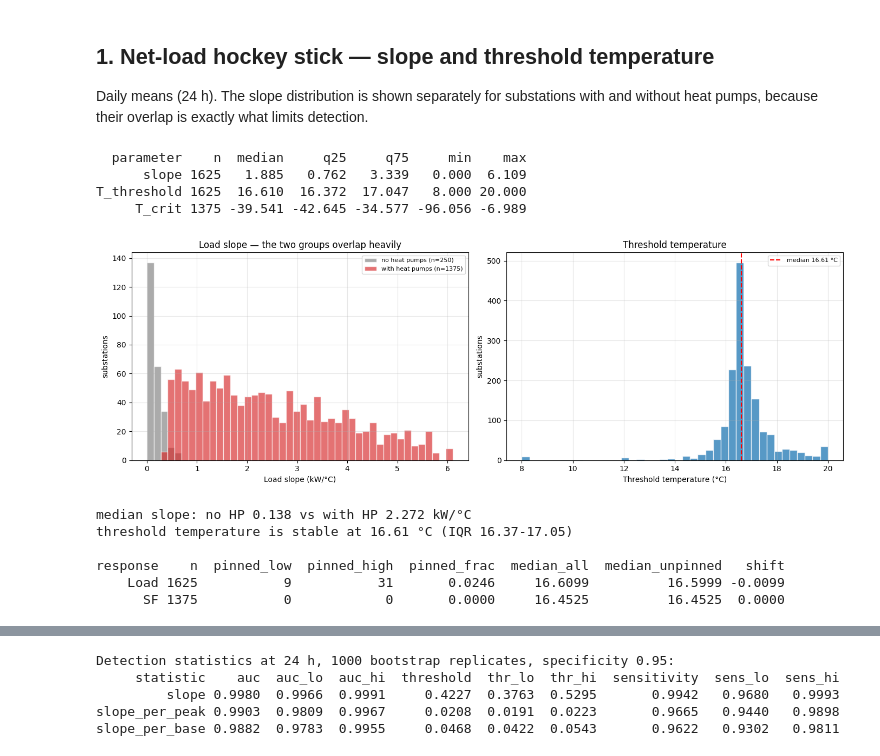
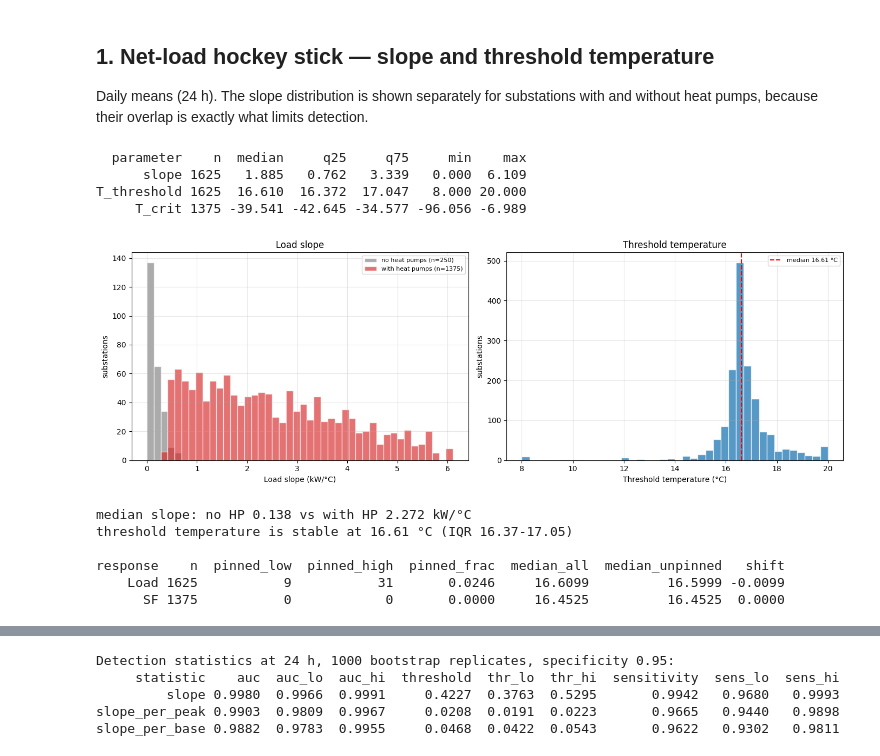
Before and after one commit to agouveia-kul/hp-sensitivity-paper, a Jupyter notebook: HeatPump_Hypotheses.ipynb, the cells around one changed output, grey strips where cells are left out. Drawn from its saved outputs; the diff is of its cells as text; code cells hidden in the pictures.

```diff
--- a/HeatPump_Hypotheses.ipynb
+++ b/HeatPump_Hypotheses.ipynb
@@ -222,35 +224,35 @@ fig, axs = plt.subplots(1, 2, figsize=(14, 4.8))
 bins = np.linspace(0, d24.slope.quantile(.99), 45)
 axs[0].hist(no_hp.slope, bins=bins, alpha=.65, label=f'no heat pumps (n={len(no_hp)})',
             color='tab:grey', edgecolor='white')
 axs[0].hist(with_hp.slope, bins=bins, alpha=.65, label=f'with heat pumps (n={len(with_hp)})',
             color='tab:red', edgecolor='white')
 axs[0].set_xlabel('Load slope (kW/°C)'); axs[0].set_ylabel('substations')
-axs[0].set_title('Load slope — the two groups overlap heavily')
+axs[0].set_title('Load slope')
 axs[0].grid(alpha=.3); axs[0].legend(fontsize=8)
 
 axs[1].hist(d24.T_threshold, bins=40, color='tab:blue', alpha=.75, edgecolor='white')
 axs[1].axvline(d24.T_threshold.median(), color='red', ls='--',
                label=f'median {d24.T_threshold.median():.2f} °C')
 axs[1].set_xlabel('Threshold temperature (°C)'); axs[1].set_ylabel('substations')
 axs[1].set_title('Threshold temperature')
 axs[1].grid(alpha=.3); axs[1].legend(fontsize=8)
 fig.tight_layout(); plt.show()
 
 print(f'median slope: no HP {no_hp.slope.median():.3f} vs with HP '
       f'{with_hp.slope.median():.3f} kW/°C')
 print(f'threshold temperature is stable at {d24.T_threshold.median():.2f} °C '
       f'(IQR {d24.T_threshold.quantile(.25):.2f}-{d24.T_threshold.quantile(.75):.2f})')
 
 # A fit sitting on the search bound has not identified a breakpoint from the
 # data. Report how many, and whether dropping them moves the median.
 print()
 print(ha.boundary_report(fits).round(4).to_string(index=False))
 # %% [output]
   parameter    n  median     q25     q75     min    max
       slope 1625   1.885   0.762   3.339   0.000  6.109
 T_threshold 1625  16.610  16.372  17.047   8.000 20.000
      T_crit 1375 -39.541 -42.645 -34.577 -96.056 -6.989
-[figure, old version]
+[figure, new version]
 median slope: no HP 0.138 vs with HP 2.272 kW/°C
 threshold temperature is stable at 16.61 °C (IQR 16.37-17.05)
 
```
Also changed, not shown: parts of 43 cells of this notebook, 15 other files.
